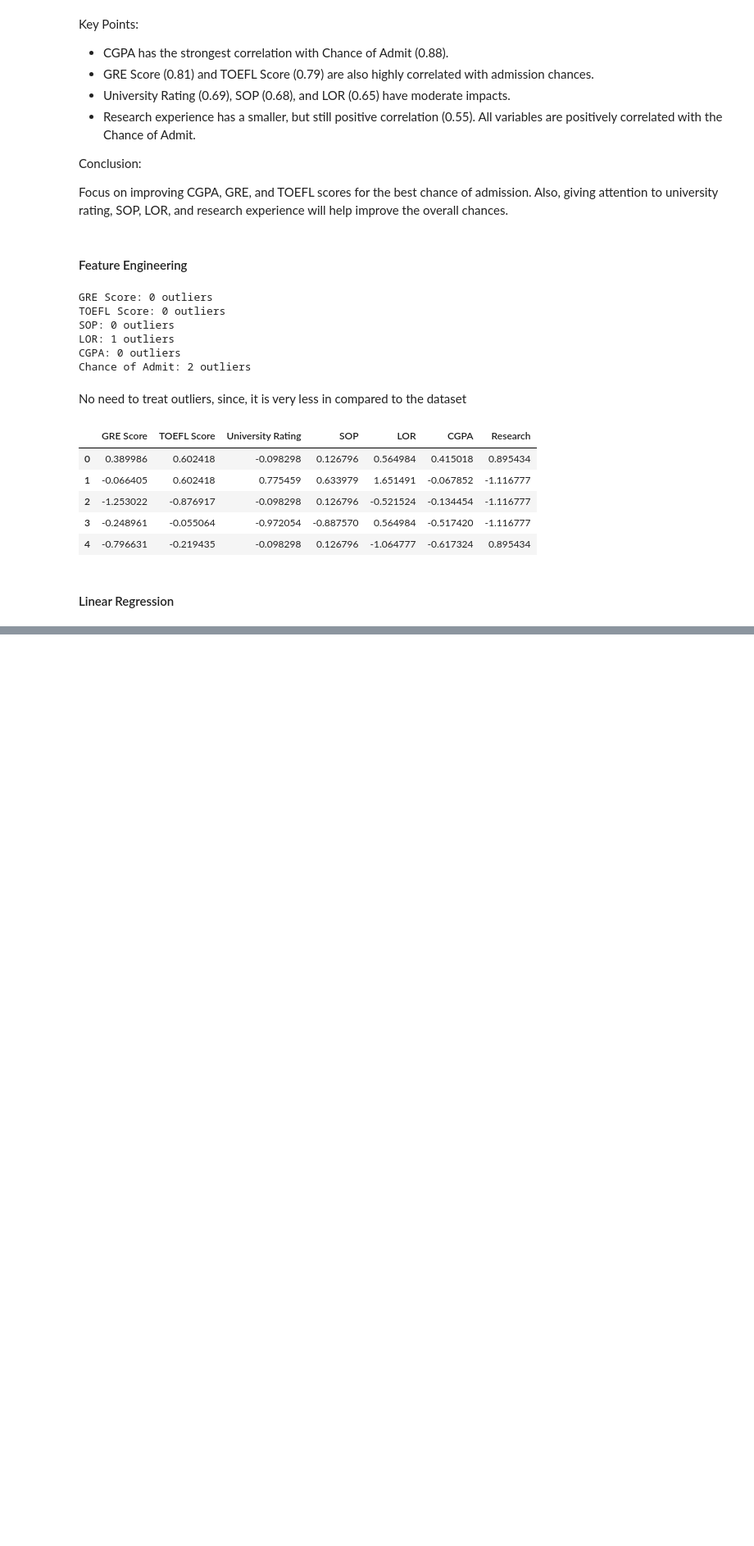
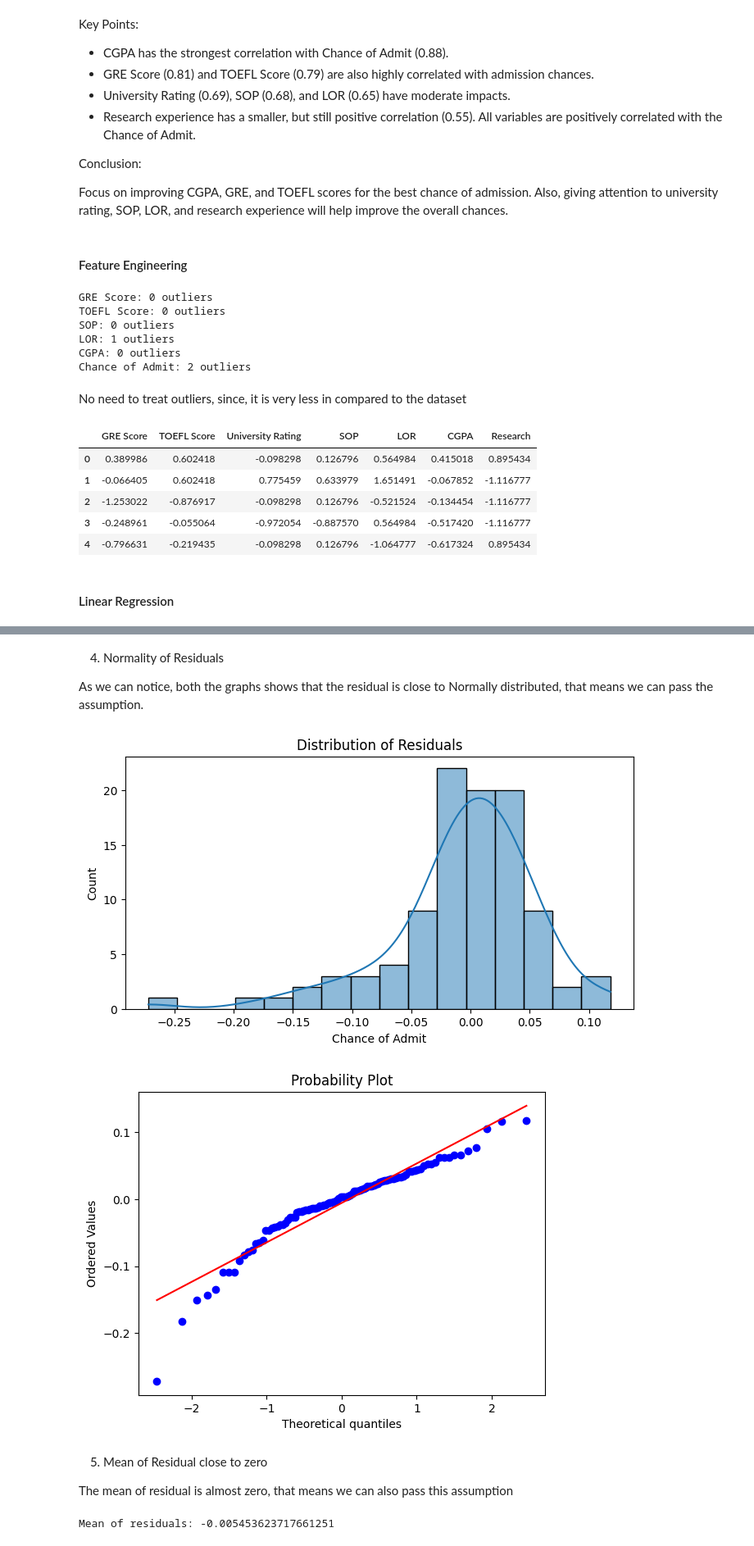
Before and after one commit to prathameshk1995/jamboree-prediction, a Jupyter notebook: notebook.ipynb, the cells around one changed output, grey strips where cells are left out. Shown at 82% size. Drawn from its saved outputs; the diff is of its cells as text; code cells hidden in the pictures; blank space fills up the shorter version.

```diff
--- a/notebook.ipynb
+++ b/notebook.ipynb
@@ -334,0 +441,28 @@ print(f"RMSE: {rmse_lr:.4f}")
+# %% [markdown]
+4) Normality of Residuals
+
+As we can notice, both the graphs shows that the residual is close to Normally distributed, that means we can pass the assumption.
+# %%
+import scipy.stats as stats
+
+# histogram
+plt.figure(figsize=(8,4))
+sns.histplot(residual, kde=True)
+plt.title(f"Distribution of Residuals")
+plt.show()
+
+# Q-Q plot
+stats.probplot(residual, dist="norm", plot=plt)
+plt.show()
+# %% [output]
+[figure, added]
+[figure, added]
+# %% [markdown]
+5) Mean of Residual close to zero
+
+The mean of residual is almost zero, that means we can also pass this assumption
+# %%
+residual_mean = np.mean(residual)
+print("Mean of residuals:", residual_mean)
+# %% [output]
+Mean of residuals: -0.005453623717661251
```
Also changed, not shown: parts of 16 cells of this notebook, 2 other files.
